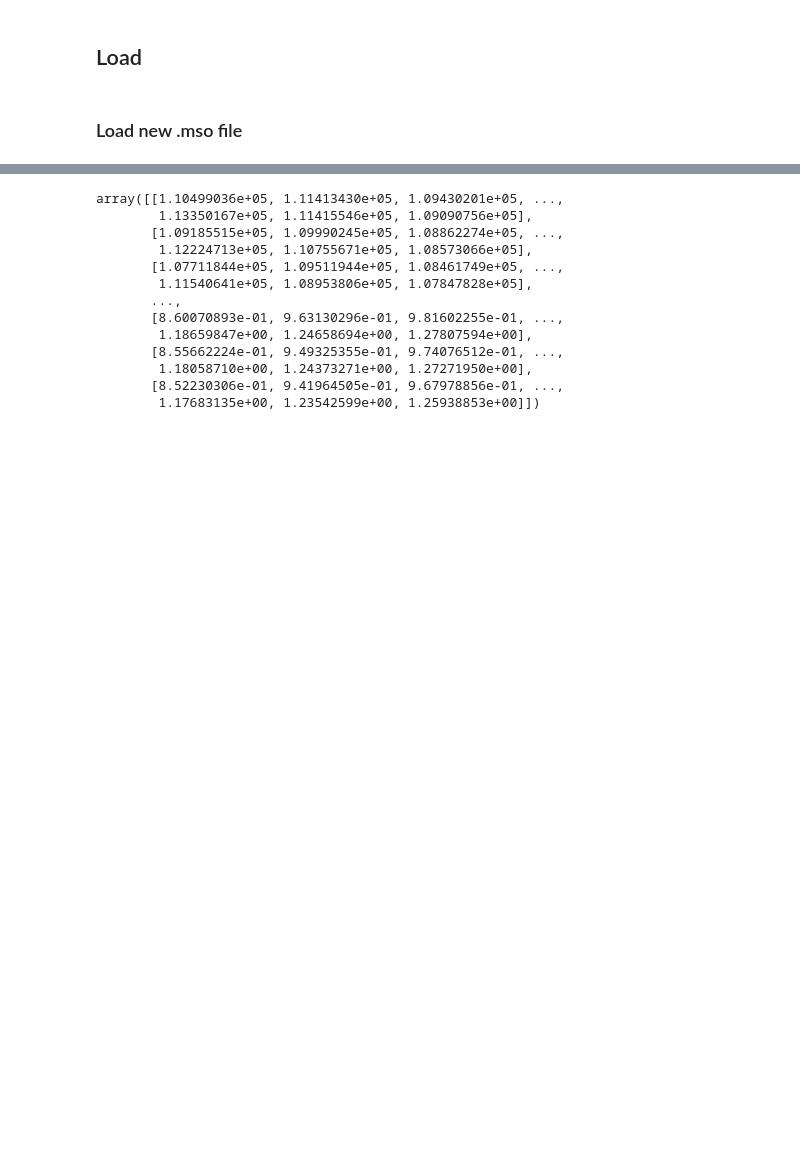
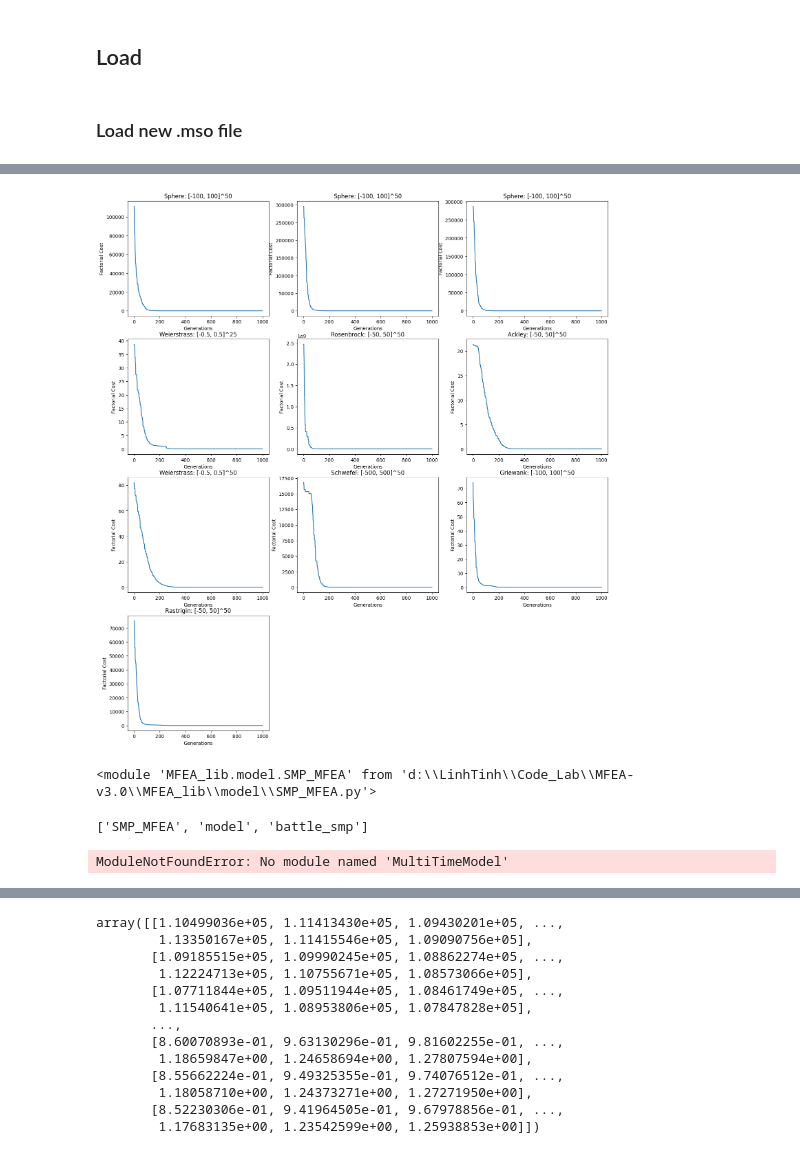
Before and after one commit to KM-MSO/MFEA-v3.0, a Jupyter notebook: convert_mso2dict.ipynb, the cells around one changed output, grey strips where cells are left out. Saved outputs shown, nothing was run; the diff lists cells and outputs as text; code cells hidden in the pictures; blank space fills up the shorter version.

```diff
--- a/convert_mso2dict.ipynb
+++ b/convert_mso2dict.ipynb
@@ -207,0 +340,4 @@ def restore_object(diction):
+# %%
+restore_model.ls_model[0].render_history()
+# %% [output]
+[figure, added]
@@ -207,0 +348,14 @@ def restore_object(diction):
+# %%
+sys.modules[__name__].__dict__["SMP_MFEA"]
+# %% [output]
+<module 'MFEA_lib.model.SMP_MFEA' from 'd:\\LinhTinh\\Code_Lab\\MFEA-v3.0\\MFEA_lib\\model\\SMP_MFEA.py'>
+# %%
+string.split("'")[-2].split('.')[-3:]
+# %% [output]
+['SMP_MFEA', 'model', 'battle_smp']
+# %%
+import importlib
+module = importlib.import_module("MultiTimeModel")
+# __import__('SMP_MFEA')
+# %% [output]
+ModuleNotFoundError: No module named 'MultiTimeModel'
```
Also changed, not shown: parts of 28 cells of this notebook, 10 other files.
